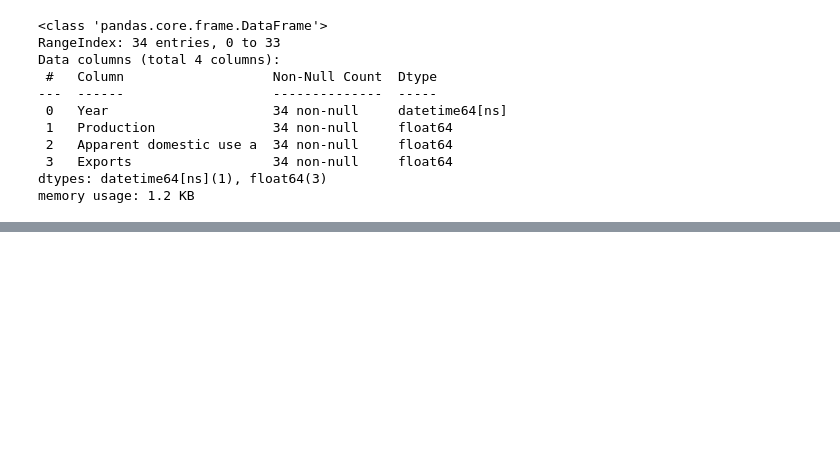
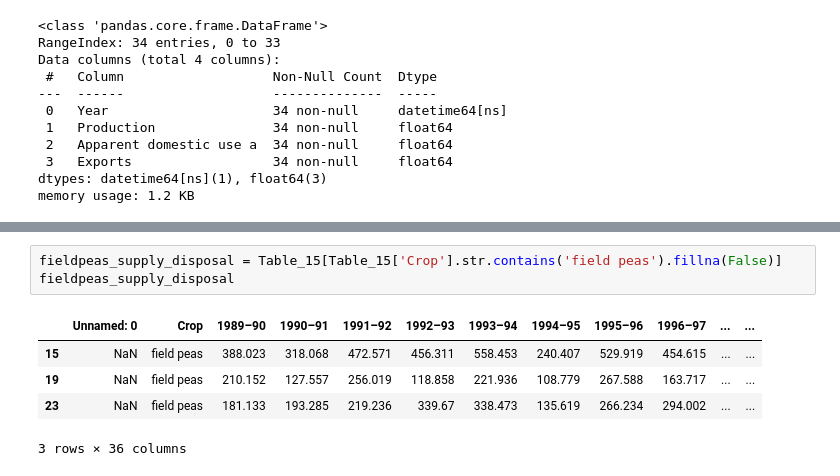
Before and after one commit to Moisebea/Crop_Report, a Jupyter notebook: OneDrive/Documents/Bureau/ABARES Dec Crop Report/Scraping_data.ipynb, the cells around one changed output, grey strips where cells are left out. Saved outputs shown, nothing was run; the diff lists cells and outputs as text; blank space fills up the shorter version.

```diff
--- a/OneDrive/Documents/Bureau/ABARES Dec Crop Report/Scraping_data.ipynb
+++ b/OneDrive/Documents/Bureau/ABARES Dec Crop Report/Scraping_data.ipynb
@@ -1553,0 +1563,9 @@ memory usage: 1.2 KB
+# %%
+fieldpeas_supply_disposal = Table_15[Table_15['Crop'].str.contains('field peas').fillna(False)]
+fieldpeas_supply_disposal
+# %% [output]
+|  | Unnamed: 0 | Crop | 1989–90 | 1990–91 | 1991–92 | 1992–93 | 1993–94 | 1994–95 | 1995–96 | 1996–97 | ... | ... |
+| 15 | NaN | field peas | 388.023 | 318.068 | 472.571 | 456.311 | 558.453 | 240.407 | 529.919 | 454.615 | ... | ... |
+| 19 | NaN | field peas | 210.152 | 127.557 | 256.019 | 118.858 | 221.936 | 108.779 | 267.588 | 163.717 | ... | ... |
+| 23 | NaN | field peas | 181.133 | 193.285 | 219.236 | 339.67 | 338.473 | 135.619 | 266.234 | 294.002 | ... | ... |
+3 rows × 36 columns
```
Also changed, not shown: parts of 13 cells of this notebook.
